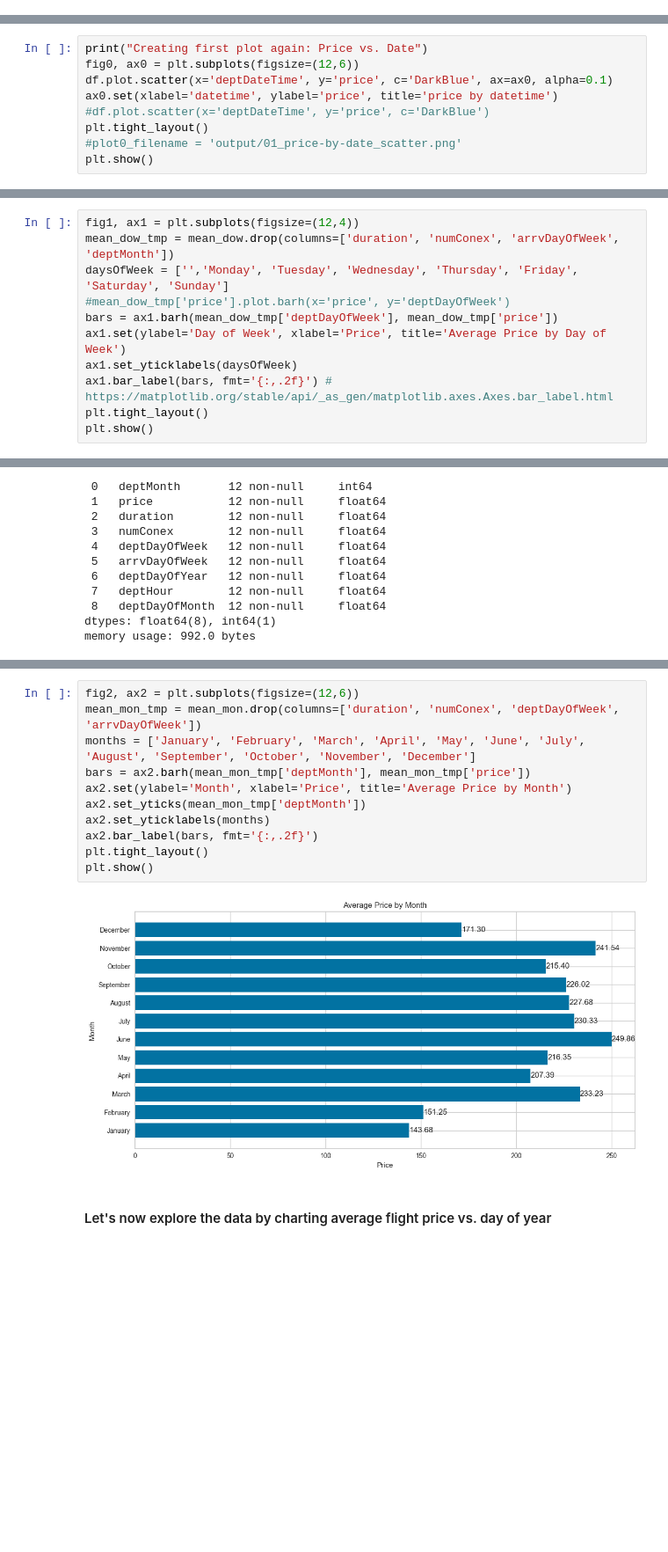
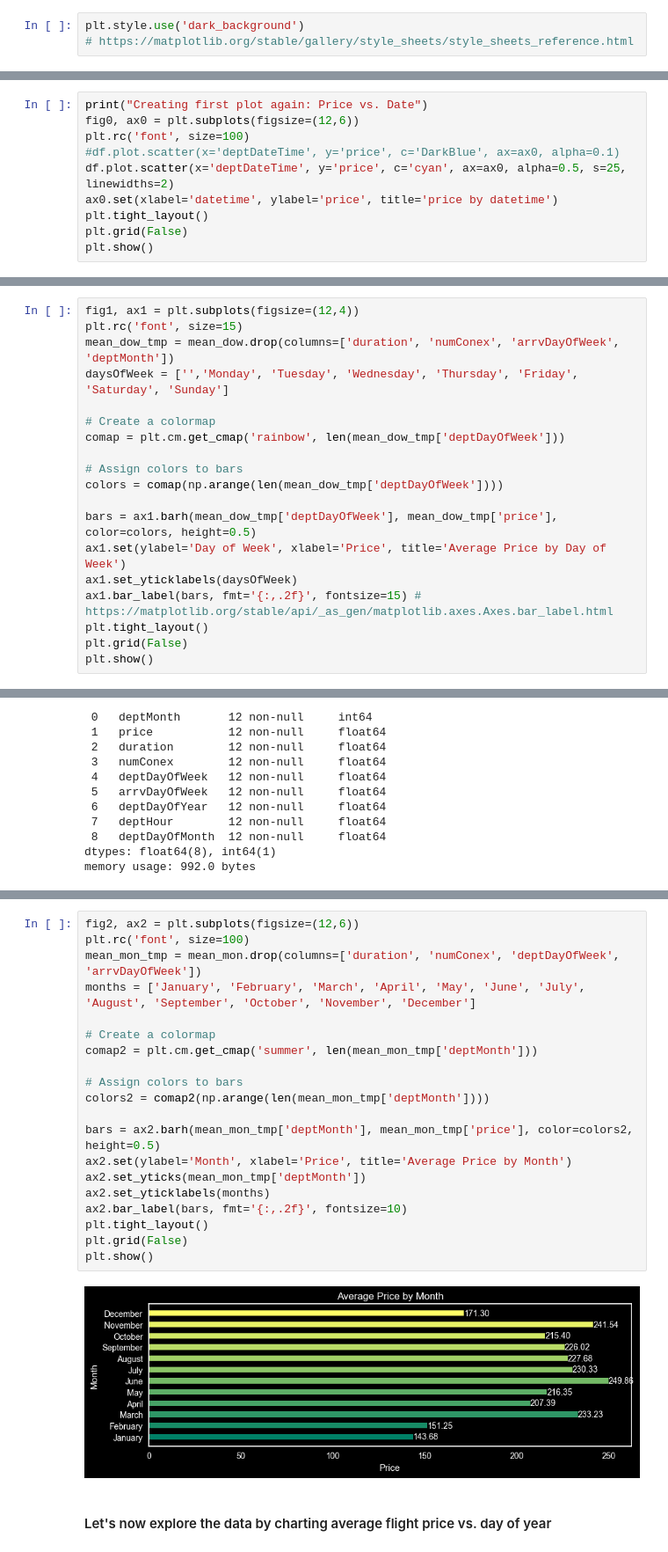
Before and after one commit to jeremyabeard5/MSDS696, a Jupyter notebook: FlightPrice.ipynb, the cells around one changed output, grey strips where cells are left out. Shown at 88% size. Saved outputs shown, nothing was run; the diff lists cells and outputs as text; blank space fills up the shorter version.

```diff
--- a/FlightPrice.ipynb
+++ b/FlightPrice.ipynb
@@ -368,5 +369,8 @@ Data columns (total 18 columns):
 dtypes: datetime64[ns](2), float64(2), int64(7), object(7)
 memory usage: 6.2+ MB
 None
+# %%
+plt.style.use('dark_background')
+# https://matplotlib.org/stable/gallery/style_sheets/style_sheets_reference.html
 # %%
 print("Creating first plot: Price vs. Date")
@@ -390,11 +407,12 @@ df = df[~mask]
 # %%
 print("Creating first plot again: Price vs. Date")
 fig0, ax0 = plt.subplots(figsize=(12,6))
-df.plot.scatter(x='deptDateTime', y='price', c='DarkBlue', ax=ax0, alpha=0.1)
+plt.rc('font', size=100)
+#df.plot.scatter(x='deptDateTime', y='price', c='DarkBlue', ax=ax0, alpha=0.1)
+df.plot.scatter(x='deptDateTime', y='price', c='cyan', ax=ax0, alpha=0.5, s=25, linewidths=2)
 ax0.set(xlabel='datetime', ylabel='price', title='price by datetime')
-#df.plot.scatter(x='deptDateTime', y='price', c='DarkBlue')
 plt.tight_layout()
-#plot0_filename = 'output/01_price-by-date_scatter.png'
+plt.grid(False)
 plt.show()
 # %% [output]
 Creating first plot again: Price vs. Date
@@ -440,13 +458,21 @@ mean_dow.head(10)
 | 6 | 6 | 256.776815 | 285.350566 | 1.484761 | 5.519866 | 5.969363 | 167.397958 | 12.034147 | ... |
 # %%
 fig1, ax1 = plt.subplots(figsize=(12,4))
+plt.rc('font', size=15)
 mean_dow_tmp = mean_dow.drop(columns=['duration', 'numConex', 'arrvDayOfWeek', 'deptMonth'])
 daysOfWeek = ['','Monday', 'Tuesday', 'Wednesday', 'Thursday', 'Friday', 'Saturday', 'Sunday']
-#mean_dow_tmp['price'].plot.barh(x='price', y='deptDayOfWeek')
-bars = ax1.barh(mean_dow_tmp['deptDayOfWeek'], mean_dow_tmp['price'])
+
+# Create a colormap
+comap = plt.cm.get_cmap('rainbow', len(mean_dow_tmp['deptDayOfWeek']))
+
+# Assign colors to bars
+colors = comap(np.arange(len(mean_dow_tmp['deptDayOfWeek'])))
+
+bars = ax1.barh(mean_dow_tmp['deptDayOfWeek'], mean_dow_tmp['price'], color=colors, height=0.5)
 ax1.set(ylabel='Day of Week', xlabel='Price', title='Average Price by Day of Week')
 ax1.set_yticklabels(daysOfWeek)
-ax1.bar_label(bars, fmt='{:,.2f}') # https://matplotlib.org/stable/api/_as_gen/matplotlib.axes.Axes.bar_label.html
+ax1.bar_label(bars, fmt='{:,.2f}', fontsize=15) # https://matplotlib.org/stable/api/_as_gen/matplotlib.axes.Axes.bar_label.html
 plt.tight_layout()
+plt.grid(False)
 plt.show()
 # %% [output]
@@ -496,17 +522,26 @@ mean_mon.head(12)
 | 11 | 12 | 171.298949 | 285.991238 | 1.385520 | 3.194374 | 3.175928 | 350.003689 | 12.299055 | ... |
 # %%
 fig2, ax2 = plt.subplots(figsize=(12,6))
+plt.rc('font', size=100)
 mean_mon_tmp = mean_mon.drop(columns=['duration', 'numConex', 'deptDayOfWeek', 'arrvDayOfWeek'])
 months = ['January', 'February', 'March', 'April', 'May', 'June', 'July', 'August', 'September', 'October', 'November', 'December']
-bars = ax2.barh(mean_mon_tmp['deptMonth'], mean_mon_tmp['price'])
+
+# Create a colormap
+comap2 = plt.cm.get_cmap('summer', len(mean_mon_tmp['deptMonth']))
+
+# Assign colors to bars
+colors2 = comap2(np.arange(len(mean_mon_tmp['deptMonth'])))
+
+bars = ax2.barh(mean_mon_tmp['deptMonth'], mean_mon_tmp['price'], color=colors2, height=0.5)
 ax2.set(ylabel='Month', xlabel='Price', title='Average Price by Month')
 ax2.set_yticks(mean_mon_tmp['deptMonth'])
 ax2.set_yticklabels(months)
-ax2.bar_label(bars, fmt='{:,.2f}')
+ax2.bar_label(bars, fmt='{:,.2f}', fontsize=10)
 plt.tight_layout()
+plt.grid(False)
 plt.show()
 # %% [output]
-[figure, old version]
+[figure, new version]
 # %% [markdown]
 #### Let's now explore the data by charting average flight price vs. day of year
 # %%
```
Also changed, not shown: parts of 57 cells of this notebook, 1 other file.
